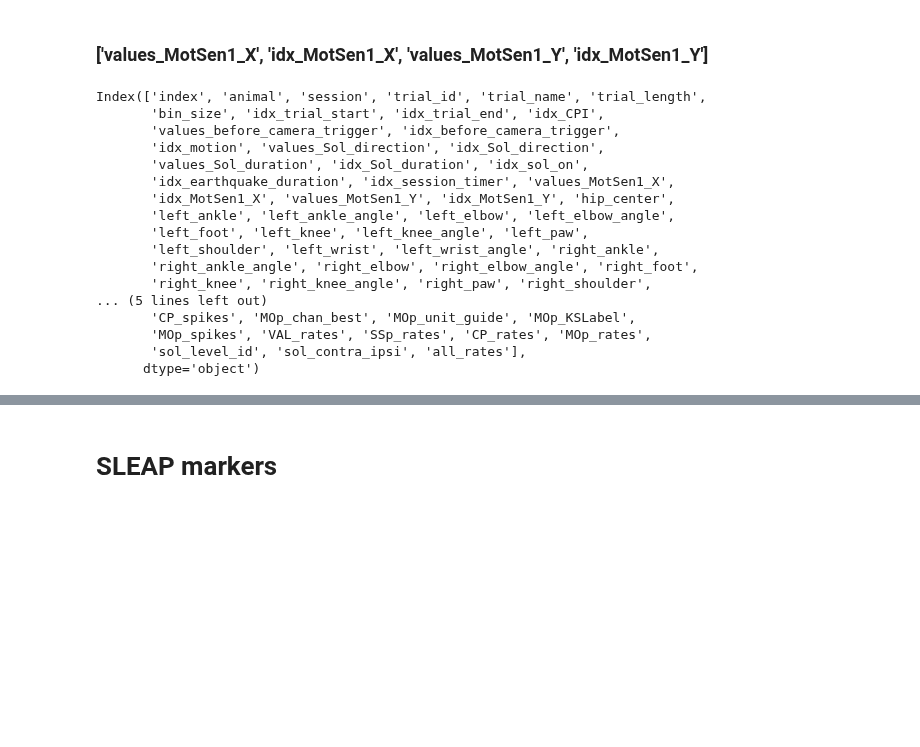
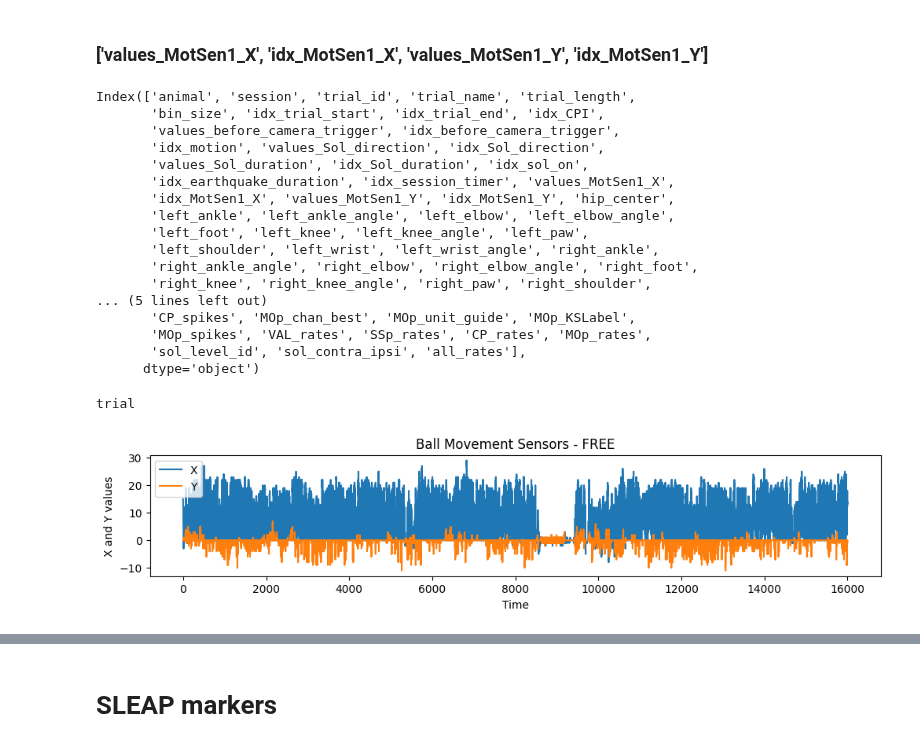
Before and after one commit to martinesparza/earthquake-analysis, a Jupyter notebook: notebooks/M062/trial_averaged_RNN/M062_2025_03_21_14_00_movment.ipynb, the cells around one changed output, grey strips where cells are left out. Cells and saved outputs as stored; diff of their text form; code cells hidden in the pictures; blank space fills up the shorter version.

```diff
--- a/notebooks/M062/trial_averaged_RNN/M062_2025_03_21_14_00_movment.ipynb
+++ b/notebooks/M062/trial_averaged_RNN/M062_2025_03_21_14_00_movment.ipynb
@@ -60,29 +60,10 @@ array field MOp_KSLabel could not be converted to int.
 # %% [markdown]
 ### Preprocess
 # %%
-df_ = preprocess(df, only_trials=True, repair_time_varying_fields=['MotSen1_X', 'MotSen1_Y'])
+df_ = preprocess(df, only_trials=False, repair_time_varying_fields=['MotSen1_X', 'MotSen1_Y'])
 BIN_SIZE = df_['bin_size'][0]
 # get 'all_rates' column
 areas =[ "MOp_rates", "SSp_rates", "CP_rates", "VAL_rates"]
 df_ = pyal.merge_signals(df_, areas, "all_rates")
-
-# correct trial length - this is an error in pyaldata
-df_['trial_length'] = (df_['trial_length'] / (BIN_SIZE * 100)).astype(int)
-df_ = df_[df_['trial_length'] == 200]
-df_.reset_index(inplace=True)
-
-# === Metadata ===
-session_id = mat_file_0.replace("_pyaldata_0.mat", "")
-mouse = session_id.split('_')[0]
-perturb_time_idx = df_.idx_sol_on[0]
-perturb_time_sec = perturb_time_idx * BIN_SIZE
-
-sol_angles = sorted(df_.values_Sol_direction.unique())
-trial_labels = [f"solenoid {angle}" for angle in sol_angles]
-num_trials = len(df_)
-
-print(f"Mouse: {mouse}")
-print(f"Number of trials: {num_trials}")
-print(f"Perturbation time (bins): {perturb_time_idx}, ({perturb_time_sec:.2f} sec)")
 # %% [output]
 Repairing columns ['MotSen1_X', 'MotSen1_Y']
@@ -117,7 +103,7 @@ Perturbation time (bins): 66, (1.98 sec)
 # %%
 df_.columns
 # %% [output]
-Index(['index', 'animal', 'session', 'trial_id', 'trial_name', 'trial_length',
+Index(['animal', 'session', 'trial_id', 'trial_name', 'trial_length',
        'bin_size', 'idx_trial_start', 'idx_trial_end', 'idx_CPI',
        'values_before_camera_trigger', 'idx_before_camera_trigger',
        'idx_motion', 'values_Sol_direction', 'idx_Sol_direction',
@@ -134,3 +120,19 @@ Index(['index', 'animal', 'session', 'trial_id', 'trial_name', 'trial_length',
        'MOp_spikes', 'VAL_rates', 'SSp_rates', 'CP_rates', 'MOp_rates',
        'sol_level_id', 'sol_contra_ipsi', 'all_rates'],
       dtype='object')
+# %%
+print(df_['trial_name'][2])
+# %% [output]
+trial
+# %%
+plt.figure(figsize=(12, 2))
+plt.plot(df_['idx_MotSen1_X'][0], df_['values_MotSen1_X'][0], label = "X")
+plt.plot(df_['idx_MotSen1_Y'][0], df_['values_MotSen1_Y'][0], label = "Y")
+
+plt.xlabel('Time')
+plt.ylabel('X and Y values')
+plt.legend()
+plt.title('Ball Movement Sensors - FREE')
+plt.show()
+# %% [output]
+[figure, added]
```
Also changed, not shown: parts of 6 cells of this notebook.
